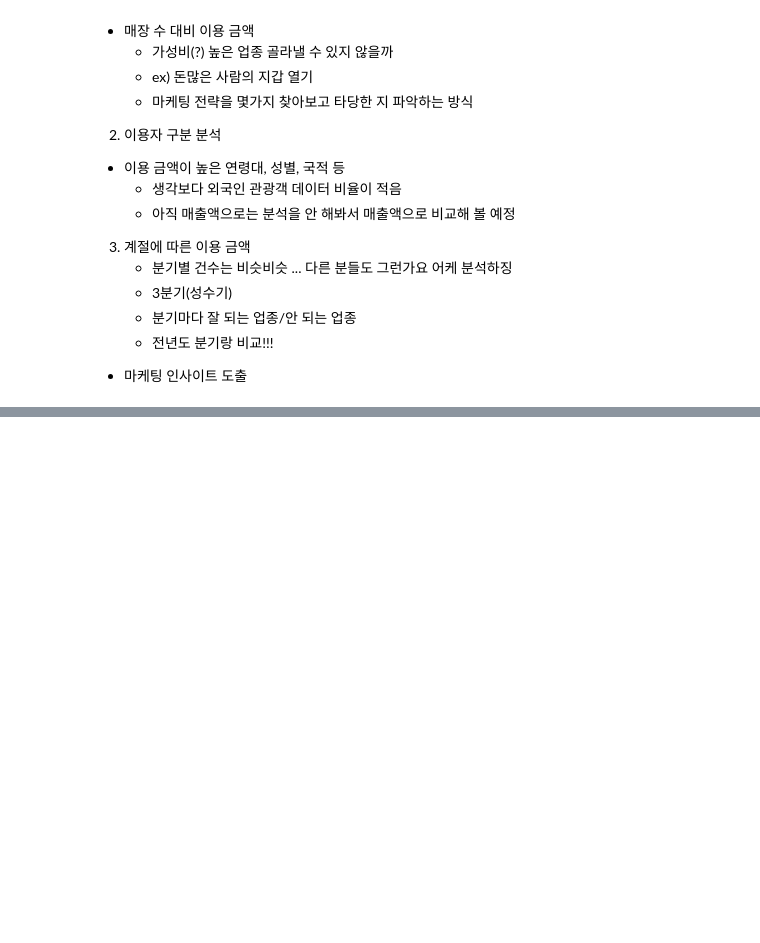
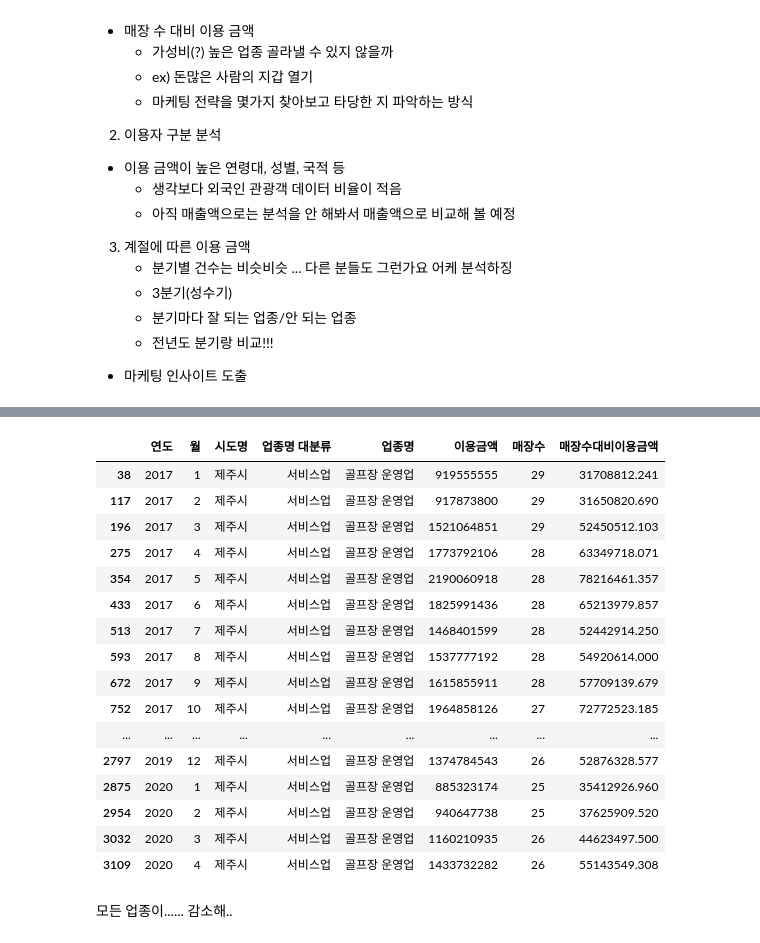
Before and after one commit to HayeonKimm/Tourist_Consumption_Analysis, a Jupyter notebook: code/2_analysis/제주_예비창업자를_위한_업종별_카드_매출과_매장수_데이터_분석(수진).ipynb, the cells around one changed output, grey strips where cells are left out. Drawn from its saved outputs; the diff is of its cells as text; code cells hidden in the pictures; blank space fills up the shorter version.

```diff
--- a/code/2_analysis/제주_예비창업자를_위한_업종별_카드_매출과_매장수_데이터_분석(수진).ipynb
+++ b/code/2_analysis/제주_예비창업자를_위한_업종별_카드_매출과_매장수_데이터_분석(수진).ipynb
@@ -32,3 +30,7 @@ pd.options.display.max_columns = 100
+# %%
+pd.options.display.max_columns = 100
+pd.options.display.float_format = lambda x: '%.3f' % x
+# pd.set_option('display.float_format', lambda x: '%.3f' % x)
 # %%
 plt.rc('font', family='Malgun Gothic')
 # %% [markdown]
@@ -77,0 +90,20 @@ groupby사용해서 데이터프레임 서브셋 여러 개 만들어서 봐야
+# %%
+# 업종별 이용금액
+df_store_expense = df_card.groupby(['연도',
+                                    '월',
+                                    '시도명',
+                                    '업종명 대분류',
+                                    '업종명'
+                                   ])[['이용금액']].sum().reset_index()
+# %%
+# 업종별 매장수
+df_store_count = df_card.groupby(['연도',
+                                  '월',
+                                  '시도명',
+                                  '업종명 대분류',
+                                  '업종명'
+                                 ])[['매장수']].mean().reset_index()
+# %%
+# 업종별 이용금액 및 매장수
+df_industry = pd.concat([df_store_expense, df_store_count['매장수']], axis=1)
+df_industry.head()
@@ -77,0 +166,23 @@ groupby사용해서 데이터프레임 서브셋 여러 개 만들어서 봐야
+# %%
+df_industry_jeju = df_industry[df_industry['시도명']=='제주시'].copy()
+df_industry_jeju[df_industry_jeju['업종명']=='골프장 운영업']
+# %% [output]
+|  | 연도 | 월 | 시도명 | 업종명 대분류 | 업종명 | 이용금액 | 매장수 | 매장수대비이용금액 |
+| 38 | 2017 | 1 | 제주시 | 서비스업 | 골프장 운영업 | 919555555 | 29 | 31708812.241 |
+| 117 | 2017 | 2 | 제주시 | 서비스업 | 골프장 운영업 | 917873800 | 29 | 31650820.690 |
+| 196 | 2017 | 3 | 제주시 | 서비스업 | 골프장 운영업 | 1521064851 | 29 | 52450512.103 |
+| 275 | 2017 | 4 | 제주시 | 서비스업 | 골프장 운영업 | 1773792106 | 28 | 63349718.071 |
+| 354 | 2017 | 5 | 제주시 | 서비스업 | 골프장 운영업 | 2190060918 | 28 | 78216461.357 |
+| 433 | 2017 | 6 | 제주시 | 서비스업 | 골프장 운영업 | 1825991436 | 28 | 65213979.857 |
+| 513 | 2017 | 7 | 제주시 | 서비스업 | 골프장 운영업 | 1468401599 | 28 | 52442914.250 |
+| 593 | 2017 | 8 | 제주시 | 서비스업 | 골프장 운영업 | 1537777192 | 28 | 54920614.000 |
+| 672 | 2017 | 9 | 제주시 | 서비스업 | 골프장 운영업 | 1615855911 | 28 | 57709139.679 |
+| 752 | 2017 | 10 | 제주시 | 서비스업 | 골프장 운영업 | 1964858126 | 27 | 72772523.185 |
+| ... | ... | ... | ... | ... | ... | ... | ... | ... |
+| 2797 | 2019 | 12 | 제주시 | 서비스업 | 골프장 운영업 | 1374784543 | 26 | 52876328.577 |
+| 2875 | 2020 | 1 | 제주시 | 서비스업 | 골프장 운영업 | 885323174 | 25 | 35412926.960 |
+| 2954 | 2020 | 2 | 제주시 | 서비스업 | 골프장 운영업 | 940647738 | 25 | 37625909.520 |
+| 3032 | 2020 | 3 | 제주시 | 서비스업 | 골프장 운영업 | 1160210935 | 26 | 44623497.500 |
+| 3109 | 2020 | 4 | 제주시 | 서비스업 | 골프장 운영업 | 1433732282 | 26 | 55143549.308 |
+# %% [markdown]
+모든 업종이...... 감소해..
```
Also changed, not shown: parts of 12 cells of this notebook, 1 other file.
